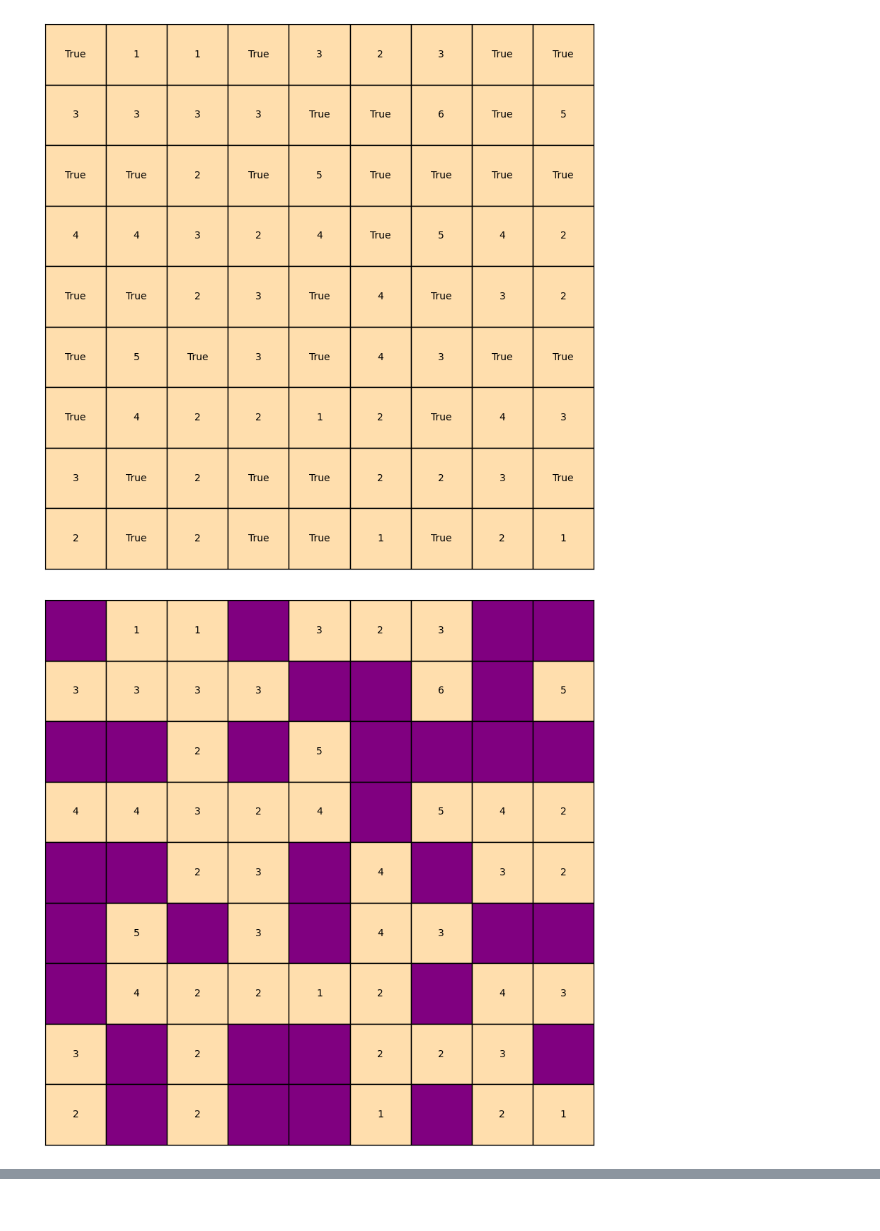
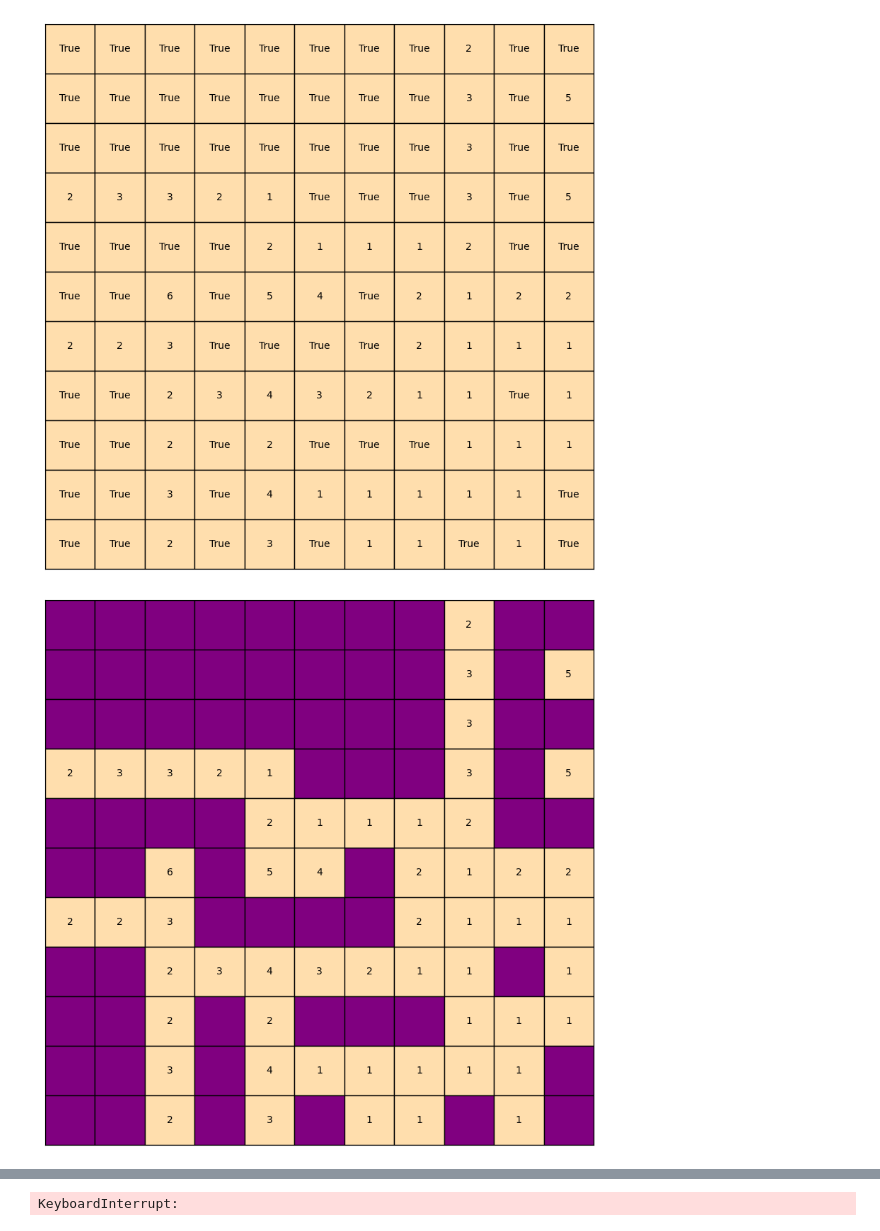
Before and after one commit to BAoD1nH/AI_Project_Gem-Hunter_HCMUS, a Jupyter notebook: brute_backtracking.ipynb, the cells around one changed output, grey strips where cells are left out. Drawn from its saved outputs; the diff is of its cells as text; code cells hidden in the pictures.

```diff
--- a/brute_backtracking.ipynb
+++ b/brute_backtracking.ipynb
@@ -272,18 +270,18 @@ def solve_map_with_backtracking(map):
         print("No solution found.")
 # %%
 # Main
-file_path = "Map/9x9/9x9.txt"
+file_path = "Map/11x11/11x11.txt"
 map = Map()
 map.readInput(file_path)
 map.printMap()
 
 convert_numeric_strings_to_integers(map)
 convert_true_to_none(map)
 
 map.printMap()
 
 solve_map_with_brute_force(map)
 solve_map_with_backtracking(map)
 # %% [output]
-[figure, old version]
+[figure, new version]
-[figure, old version]
+[figure, new version]
@@ -291,0 +288 @@ solve_map_with_backtracking(map)
+KeyboardInterrupt:
```
Also changed, not shown: parts of 3 cells of this notebook, 4 other files.
